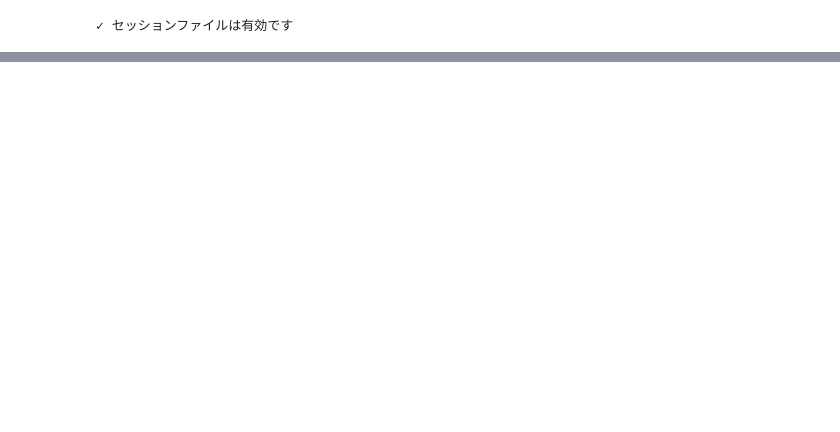
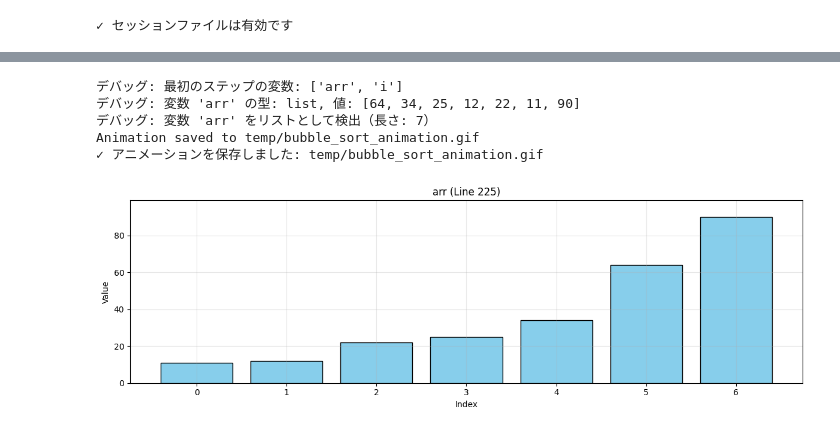
Before and after one commit to yut0takagi/SessionSmith, a Jupyter notebook: tutorial.ipynb, the cells around one changed output, grey strips where cells are left out. Cells and saved outputs as stored; diff of their text form; code cells hidden in the pictures; blank space fills up the shorter version.

```diff
--- a/tutorial.ipynb
+++ b/tutorial.ipynb
@@ -497,0 +508,22 @@ else:
+# %%
+from SessionSmith import AlgorithmTracer, visualize_algorithm_trace, print_trace_summary
+
+# バブルソートの実装
+def bubble_sort(arr):
+    """バブルソートの実装"""
+    n = len(arr)
+    for i in range(n):
+        for j in range(0, n - i - 1):
+            if arr[j] > arr[j + 1]:
+                arr[j], arr[j + 1] = arr[j + 1], arr[j]
+
+# テスト用の配列
+arr = [64, 34, 25, 12, 22, 11, 90]
+print(f"ソート前: {arr}")
+
+# トレーサーを使用して実行
+with AlgorithmTracer(target_variables=["arr", "i", "j"], track_all=False) as tracer:
+    bubble_sort(arr)
+
+print(f"ソート後: {arr}")
+print(f"✓ トレース完了: {len(tracer.get_trace_data())} ステップ記録")
@@ -497,0 +552,23 @@ else:
+# %%
+# 可視化（matplotlibがインストールされている場合）
+try:
+    visualize_algorithm_trace(
+        trace_data=tracer.get_trace_data(),
+        output_file="temp/bubble_sort_animation.gif",
+        target_variables=["arr"],
+        animation=True,
+        show=False
+    )
+    print("✓ アニメーションを保存しました: temp/bubble_sort_animation.gif")
+except ImportError:
+    print("matplotlibがインストールされていないため、可視化をスキップします")
+    print("インストール: pip install matplotlib")
+except Exception as e:
+    print(f"可視化中にエラーが発生しました: {e}")
+# %% [output]
+デバッグ: 最初のステップの変数: ['arr', 'i']
+デバッグ: 変数 'arr' の型: list, 値: [64, 34, 25, 12, 22, 11, 90]
+デバッグ: 変数 'arr' をリストとして検出（長さ: 7）
+Animation saved to temp/bubble_sort_animation.gif
+✓ アニメーションを保存しました: temp/bubble_sort_animation.gif
+[figure, added]
```
Also changed, not shown: parts of 16 cells of this notebook, 11 other files.
